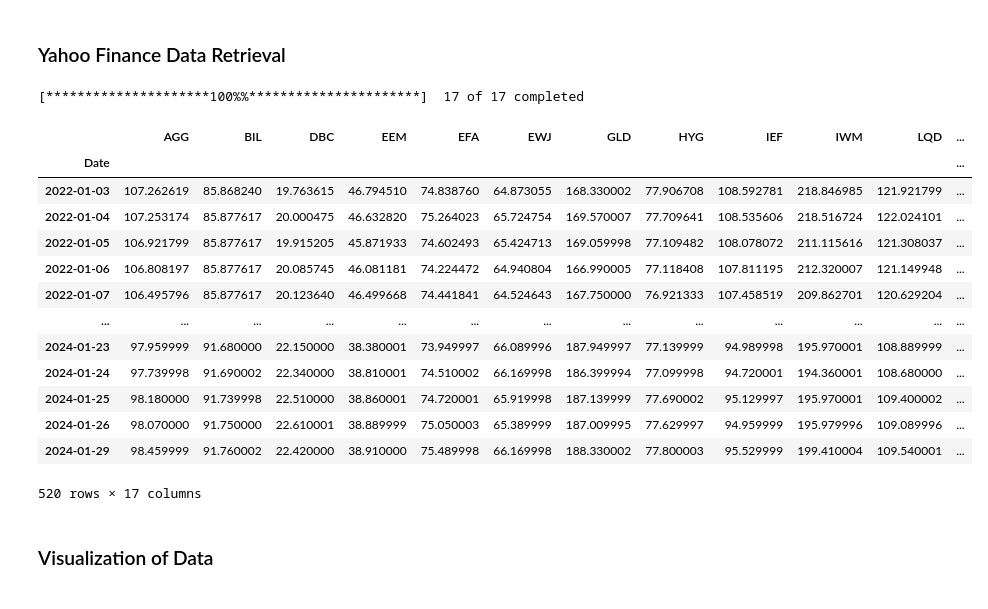
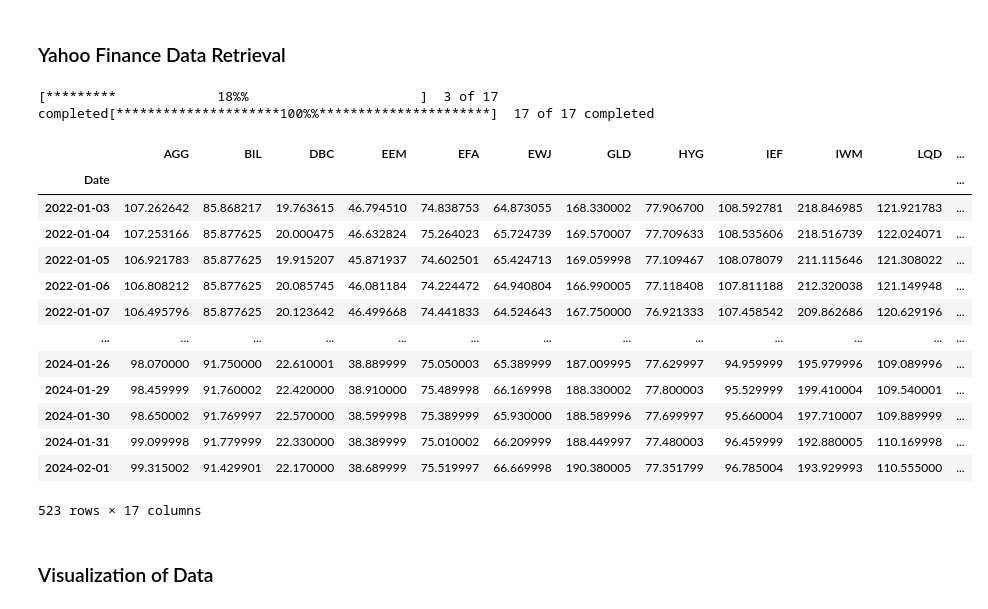
Before and after one commit to Pablo-Molla-Charlez/Economy, a Jupyter notebook: BAA Strategy/BAA_Strategy.ipynb, the cells around one changed output. Cells and saved outputs as stored; diff of their text form; code cells hidden in the pictures.

```diff
--- a/BAA Strategy/BAA_Strategy.ipynb
+++ b/BAA Strategy/BAA_Strategy.ipynb
@@ -234,42 +234,39 @@ This rule ensures that the strategy is not reacting to market movements during t
 # %%
 from datetime import date
 import datetime
 import yfinance as yf
 import pandas as pd
 
 
 def fetch_data(tickers, start_date, end_date):
     data = yf.download(tickers, start=start_date, end=end_date)
     return data['Adj Close']
 
 #canary_tickers = ["SPY","EEM", "EFA", "AGG"]
 #offensive_aggressive_tickers = ["QQQ", "EEM", "EFA", "AGG"]
 #offensive_balanced_tickers = ["SPY", "QQQ", "IWM", "VGK", "EWJ", "EEM", "VNQ", "DBC", "GLD", "TLT", "HYG", "LQD"]
 #defensive_tickers = ["TIP", "DBC", "BIL", "IEF", "TLT", "LQD", "AGG"]
 baa_tickers = ["SPY", "QQQ", "IWM", "VGK", "EWJ", "EEM", "VNQ", "DBC", "GLD", "TLT", "HYG", "LQD", "EFA", "AGG", "TIP", "BIL", "IEF"]
 
-#haa_tickers = ["SPY","IWM","VEA","VWO","DBC","VNQ","TLT","TIP", "BIL", "IEF"]
-
-online = pd.DataFrame(fetch_data(baa_tickers, '2022-01-01', '2024-01-30'))
-#online_h = pd.DataFrame(fetch_data(haa_tickers, '2022-01-01', date.today()))
+online = pd.DataFrame(fetch_data(baa_tickers, '2022-01-01', datetime.datetime.today()))
 
 online
 # %% [output]
-[*********************100%%**********************]  17 of 17 completed
+[*********             18%%                      ]  3 of 17 completed[*********************100%%**********************]  17 of 17 completed
 |  | AGG | BIL | DBC | EEM | EFA | EWJ | GLD | HYG | IEF | IWM | LQD | ... |
 | Date |  |  |  |  |  |  |  |  |  |  |  | ... |
-| 2022-01-03 | 107.262619 | 85.868240 | 19.763615 | 46.794510 | 74.838760 | 64.873055 | 168.330002 | 77.906708 | 108.592781 | 218.846985 | 121.921799 | ... |
-| 2022-01-04 | 107.253174 | 85.877617 | 20.000475 | 46.632820 | 75.264023 | 65.724754 | 169.570007 | 77.709641 | 108.535606 | 218.516724 | 122.024101 | ... |
-| 2022-01-05 | 106.921799 | 85.877617 | 19.915205 | 45.871933 | 74.602493 | 65.424713 | 169.059998 | 77.109482 | 108.078072 | 211.115616 | 121.308037 | ... |
-| 2022-01-06 | 106.808197 | 85.877617 | 20.085745 | 46.081181 | 74.224472 | 64.940804 | 166.990005 | 77.118408 | 107.811195 | 212.320007 | 121.149948 | ... |
-| 2022-01-07 | 106.495796 | 85.877617 | 20.123640 | 46.499668 | 74.441841 | 64.524643 | 167.750000 | 76.921333 | 107.458519 | 209.862701 | 120.629204 | ... |
+| 2022-01-03 | 107.262642 | 85.868217 | 19.763615 | 46.794510 | 74.838753 | 64.873055 | 168.330002 | 77.906700 | 108.592781 | 218.846985 | 121.921783 | ... |
+| 2022-01-04 | 107.253166 | 85.877625 | 20.000475 | 46.632824 | 75.264023 | 65.724739 | 169.570007 | 77.709633 | 108.535606 | 218.516739 | 122.024071 | ... |
+| 2022-01-05 | 106.921783 | 85.877625 | 19.915207 | 45.871937 | 74.602501 | 65.424713 | 169.059998 | 77.109467 | 108.078079 | 211.115646 | 121.308022 | ... |
+| 2022-01-06 | 106.808212 | 85.877625 | 20.085745 | 46.081184 | 74.224472 | 64.940804 | 166.990005 | 77.118408 | 107.811188 | 212.320038 | 121.149948 | ... |
+| 2022-01-07 | 106.495796 | 85.877625 | 20.123642 | 46.499668 | 74.441833 | 64.524643 | 167.750000 | 76.921333 | 107.458542 | 209.862686 | 120.629196 | ... |
 | ... | ... | ... | ... | ... | ... | ... | ... | ... | ... | ... | ... | ... |
-| 2024-01-23 | 97.959999 | 91.680000 | 22.150000 | 38.380001 | 73.949997 | 66.089996 | 187.949997 | 77.139999 | 94.989998 | 195.970001 | 108.889999 | ... |
-| 2024-01-24 | 97.739998 | 91.690002 | 22.340000 | 38.810001 | 74.510002 | 66.169998 | 186.399994 | 77.099998 | 94.720001 | 194.360001 | 108.680000 | ... |
-| 2024-01-25 | 98.180000 | 91.739998 | 22.510000 | 38.860001 | 74.720001 | 65.919998 | 187.139999 | 77.690002 | 95.129997 | 195.970001 | 109.400002 | ... |
 | 2024-01-26 | 98.070000 | 91.750000 | 22.610001 | 38.889999 | 75.050003 | 65.389999 | 187.009995 | 77.629997 | 94.959999 | 195.979996 | 109.089996 | ... |
 | 2024-01-29 | 98.459999 | 91.760002 | 22.420000 | 38.910000 | 75.489998 | 66.169998 | 188.330002 | 77.800003 | 95.529999 | 199.410004 | 109.540001 | ... |
+| 2024-01-30 | 98.650002 | 91.769997 | 22.570000 | 38.599998 | 75.389999 | 65.930000 | 188.589996 | 77.699997 | 95.660004 | 197.710007 | 109.889999 | ... |
+| 2024-01-31 | 99.099998 | 91.779999 | 22.330000 | 38.389999 | 75.010002 | 66.209999 | 188.449997 | 77.480003 | 96.459999 | 192.880005 | 110.169998 | ... |
+| 2024-02-01 | 99.315002 | 91.429901 | 22.170000 | 38.689999 | 75.519997 | 66.669998 | 190.380005 | 77.351799 | 96.785004 | 193.929993 | 110.555000 | ... |
-520 rows × 17 columns
+523 rows × 17 columns
 # %% [markdown]
 ### Visualization of Data
 # %%
```
Also changed, not shown: parts of 6 cells of this notebook.
